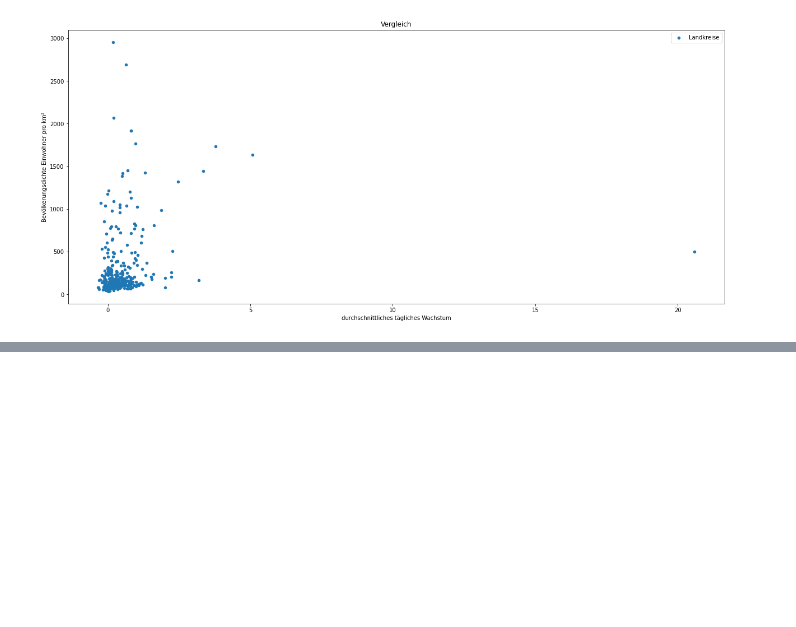
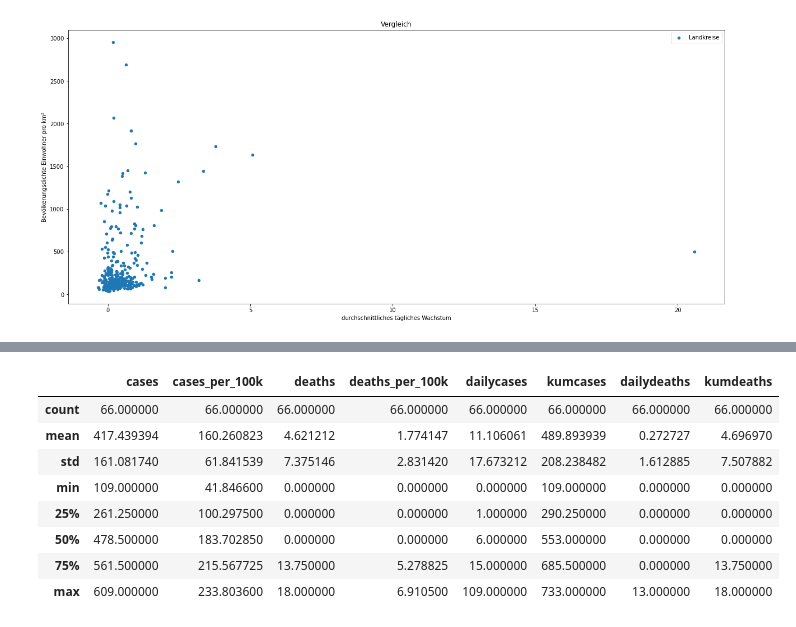
Before and after one commit to Jubo30/Data-Science-Project, a Jupyter notebook: Täglicher Zuwachs Deutschland.ipynb, the cells around one changed output, grey strips where cells are left out. Cells and saved outputs as stored; diff of their text form; code cells hidden in the pictures; blank space fills up the shorter version.

```diff
--- a/Täglicher Zuwachs Deutschland.ipynb
+++ b/Täglicher Zuwachs Deutschland.ipynb
@@ -1065,0 +1090,12 @@ Text(0, 0.5, 'Bevölkerungsdichte Einwohner pro km²')
+# %%
+HSK.describe()
+# %% [output]
+|  | cases | cases_per_100k | deaths | deaths_per_100k | dailycases | kumcases | dailydeaths | kumdeaths |
+| count | 66.000000 | 66.000000 | 66.000000 | 66.000000 | 66.000000 | 66.000000 | 66.000000 | 66.000000 |
+| mean | 417.439394 | 160.260823 | 4.621212 | 1.774147 | 11.106061 | 489.893939 | 0.272727 | 4.696970 |
+| std | 161.081740 | 61.841539 | 7.375146 | 2.831420 | 17.673212 | 208.238482 | 1.612885 | 7.507882 |
+| min | 109.000000 | 41.846600 | 0.000000 | 0.000000 | 0.000000 | 109.000000 | 0.000000 | 0.000000 |
+| 25% | 261.250000 | 100.297500 | 0.000000 | 0.000000 | 1.000000 | 290.250000 | 0.000000 | 0.000000 |
+| 50% | 478.500000 | 183.702850 | 0.000000 | 0.000000 | 6.000000 | 553.000000 | 0.000000 | 0.000000 |
+| 75% | 561.500000 | 215.567725 | 13.750000 | 5.278825 | 15.000000 | 685.500000 | 0.000000 | 13.750000 |
+| max | 609.000000 | 233.803600 | 18.000000 | 6.910500 | 109.000000 | 733.000000 | 13.000000 | 18.000000 |
```
Also changed, not shown: parts of 10 cells of this notebook.
